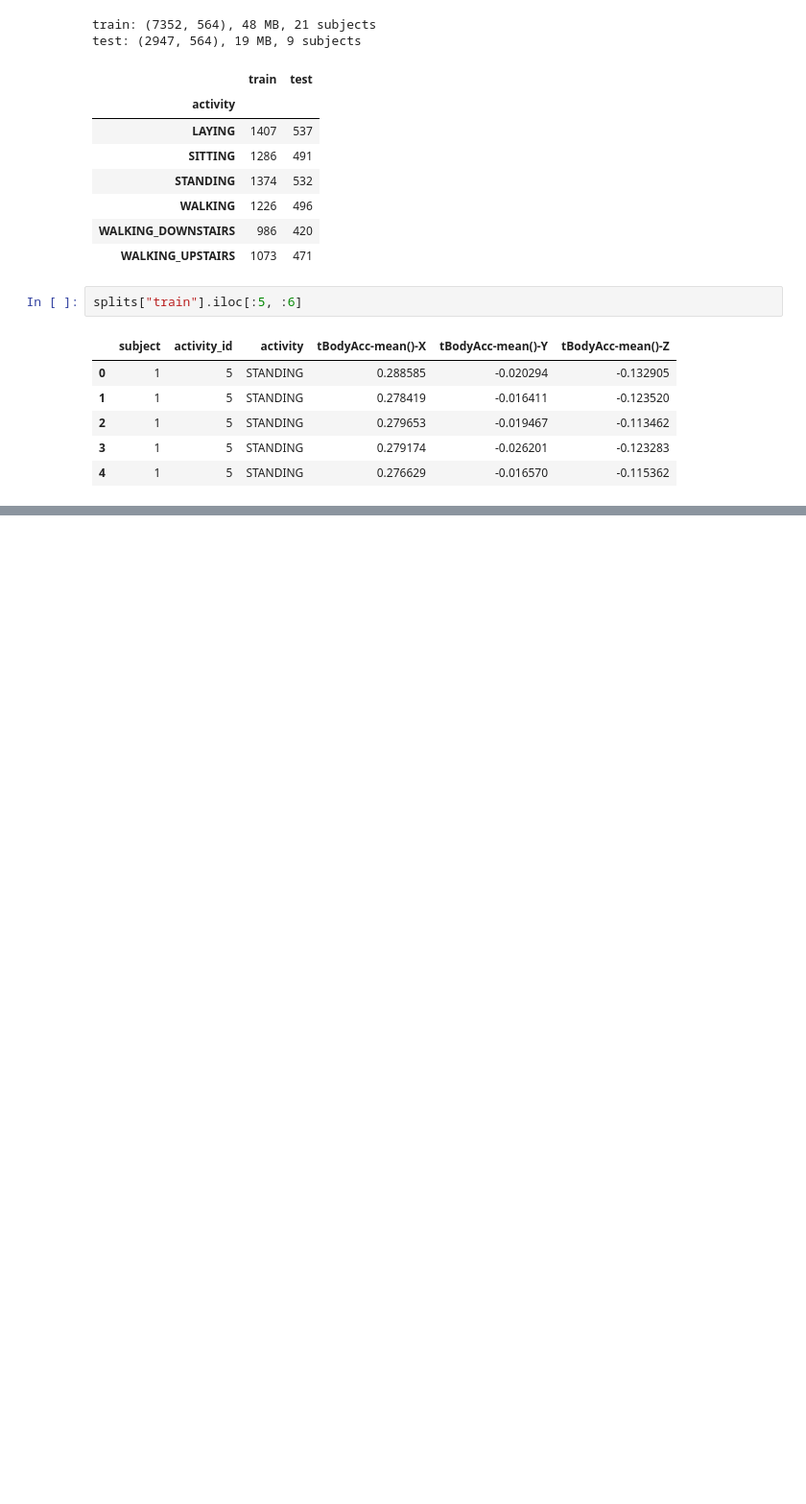
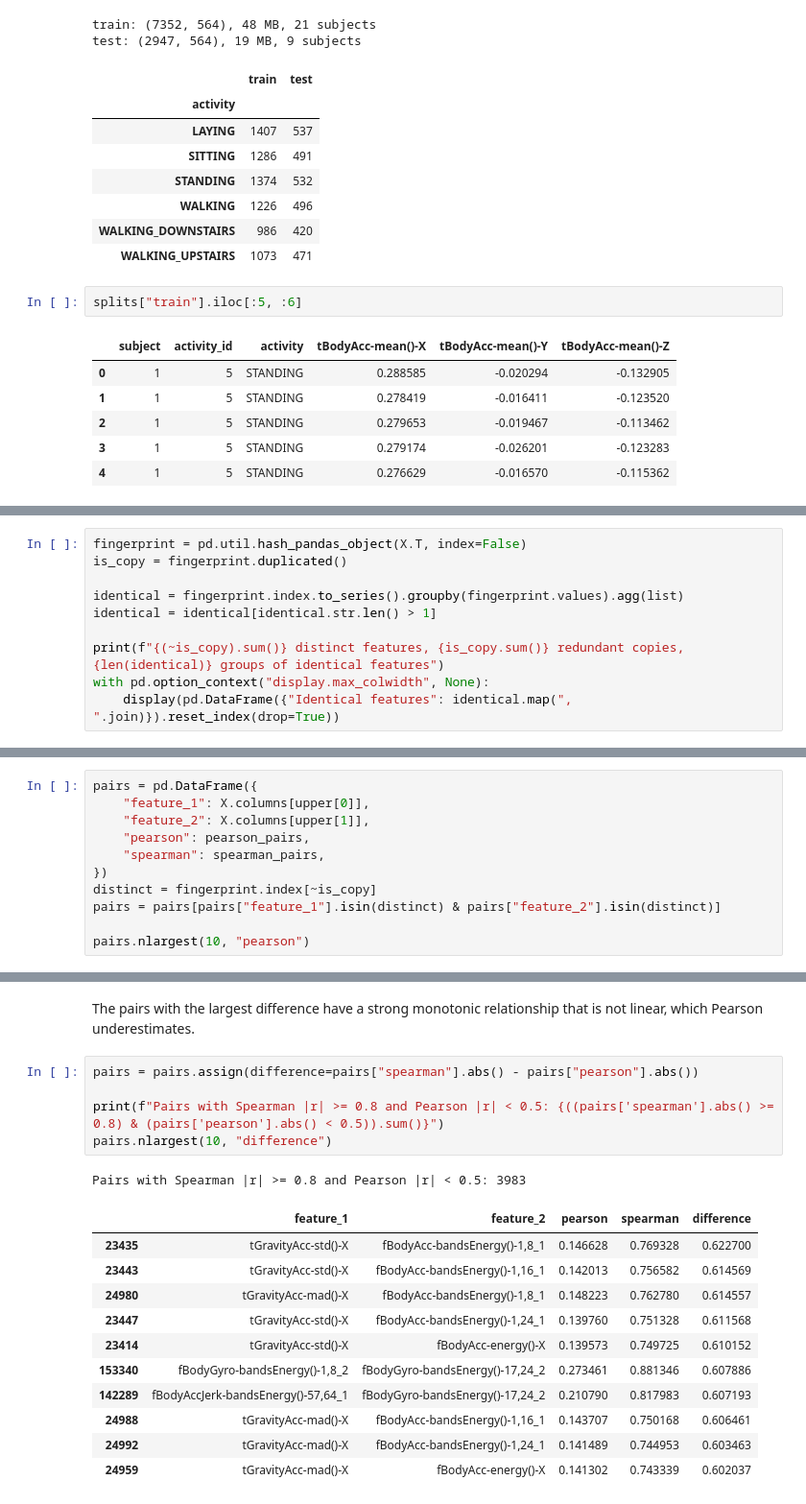
Before and after one commit to Stefy1209/Movement-Detection-using-Smartphone, a Jupyter notebook: src/Data_analysis.ipynb, the cells around one changed output, grey strips where cells are left out. Shown at 96% size. Saved outputs shown, nothing was run; the diff lists cells and outputs as text; blank space fills up the shorter version.

```diff
--- a/src/Data_analysis.ipynb
+++ b/src/Data_analysis.ipynb
@@ -110,0 +211,10 @@ splits["train"].iloc[:5, :6]
+# %%
+fingerprint = pd.util.hash_pandas_object(X.T, index=False)
+is_copy = fingerprint.duplicated()
+
+identical = fingerprint.index.to_series().groupby(fingerprint.values).agg(list)
+identical = identical[identical.str.len() > 1]
+
+print(f"{(~is_copy).sum()} distinct features, {is_copy.sum()} redundant copies, {len(identical)} groups of identical features")
+with pd.option_context("display.max_colwidth", None):
+    display(pd.DataFrame({"Identical features": identical.map(", ".join)}).reset_index(drop=True))
@@ -110,0 +242,11 @@ splits["train"].iloc[:5, :6]
+# %%
+pairs = pd.DataFrame({
+    "feature_1": X.columns[upper[0]],
+    "feature_2": X.columns[upper[1]],
+    "pearson": pearson_pairs,
+    "spearman": spearman_pairs,
+})
+distinct = fingerprint.index[~is_copy]
+pairs = pairs[pairs["feature_1"].isin(distinct) & pairs["feature_2"].isin(distinct)]
+
+pairs.nlargest(10, "pearson")
@@ -110,0 +279,20 @@ splits["train"].iloc[:5, :6]
+# %% [markdown]
+The pairs with the largest difference have a strong monotonic relationship that is not linear, which Pearson underestimates.
+# %%
+pairs = pairs.assign(difference=pairs["spearman"].abs() - pairs["pearson"].abs())
+
+print(f"Pairs with Spearman |r| >= 0.8 and Pearson |r| < 0.5: {((pairs['spearman'].abs() >= 0.8) & (pairs['pearson'].abs() < 0.5)).sum()}")
+pairs.nlargest(10, "difference")
+# %% [output]
+Pairs with Spearman |r| >= 0.8 and Pearson |r| < 0.5: 3983
+|  | feature_1 | feature_2 | pearson | spearman | difference |
+| 23435 | tGravityAcc-std()-X | fBodyAcc-bandsEnergy()-1,8_1 | 0.146628 | 0.769328 | 0.622700 |
+| 23443 | tGravityAcc-std()-X | fBodyAcc-bandsEnergy()-1,16_1 | 0.142013 | 0.756582 | 0.614569 |
+| 24980 | tGravityAcc-mad()-X | fBodyAcc-bandsEnergy()-1,8_1 | 0.148223 | 0.762780 | 0.614557 |
+| 23447 | tGravityAcc-std()-X | fBodyAcc-bandsEnergy()-1,24_1 | 0.139760 | 0.751328 | 0.611568 |
+| 23414 | tGravityAcc-std()-X | fBodyAcc-energy()-X | 0.139573 | 0.749725 | 0.610152 |
+| 153340 | fBodyGyro-bandsEnergy()-1,8_2 | fBodyGyro-bandsEnergy()-17,24_2 | 0.273461 | 0.881346 | 0.607886 |
+| 142289 | fBodyAccJerk-bandsEnergy()-57,64_1 | fBodyGyro-bandsEnergy()-17,24_2 | 0.210790 | 0.817983 | 0.607193 |
+| 24988 | tGravityAcc-mad()-X | fBodyAcc-bandsEnergy()-1,16_1 | 0.143707 | 0.750168 | 0.606461 |
+| 24992 | tGravityAcc-mad()-X | fBodyAcc-bandsEnergy()-1,24_1 | 0.141489 | 0.744953 | 0.603463 |
+| 24959 | tGravityAcc-mad()-X | fBodyAcc-energy()-X | 0.141302 | 0.743339 | 0.602037 |
```
Also changed, not shown: parts of 15 cells of this notebook.
